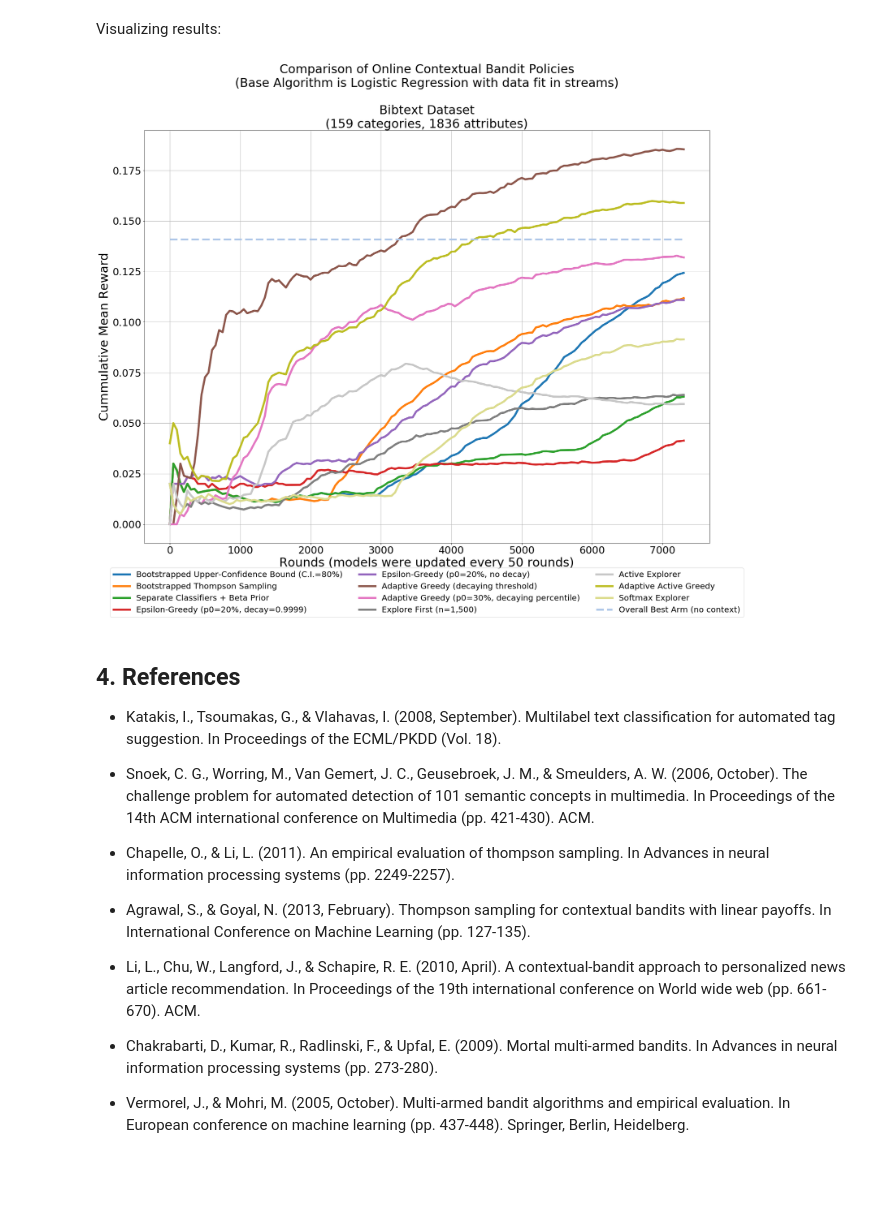
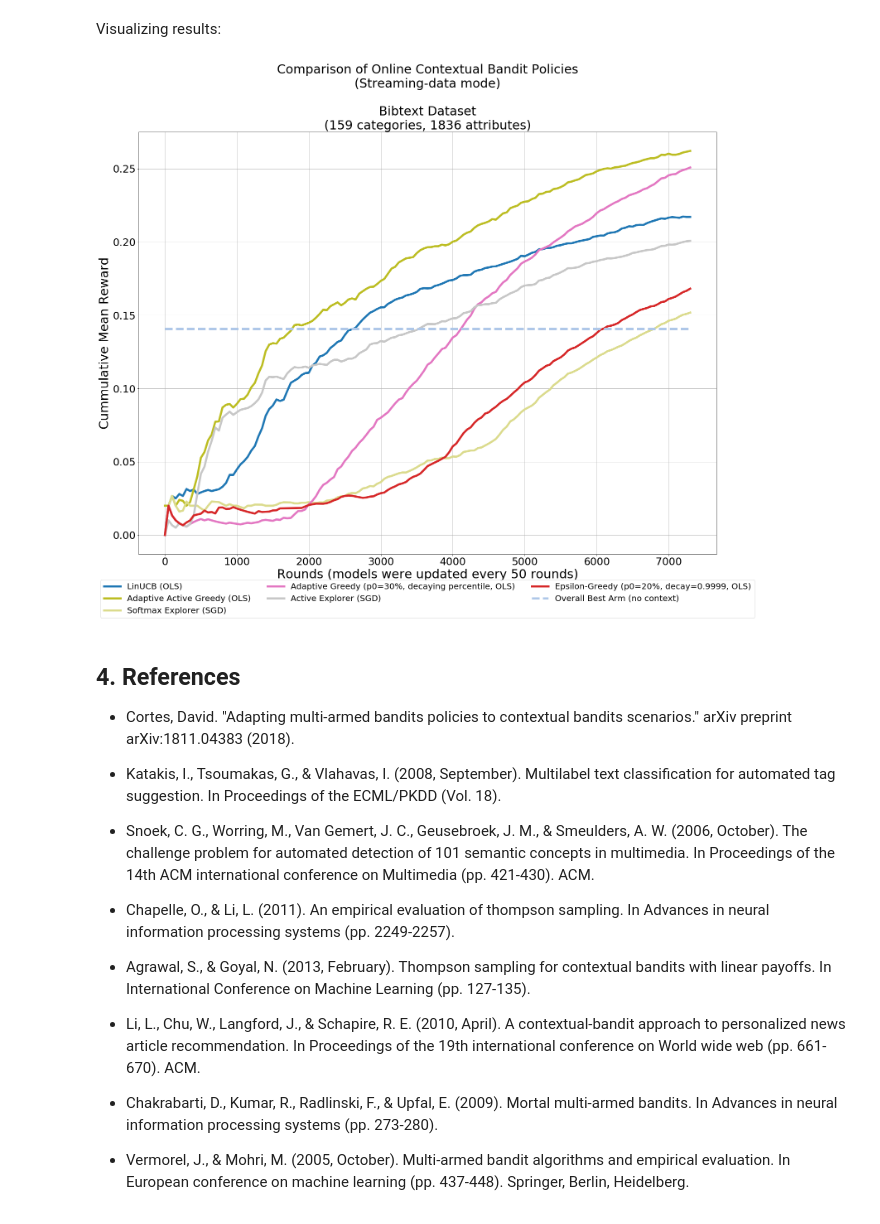
Before and after one commit to david-cortes/contextualbandits, a Jupyter notebook: example/online_contextual_bandits.ipynb, the cells around one changed output. Saved outputs shown, nothing was run; the diff lists cells and outputs as text; code cells hidden in the pictures; blank space fills up the shorter version.

Commit message:
added linear regression, refit buffer for batch train, logistic ubc

```diff
--- a/example/online_contextual_bandits.ipynb
+++ b/example/online_contextual_bandits.ipynb
@@ -338,13 +358,11 @@ models = [bootstrapped_ucb, bootstrapped_ts, one_vs_rest, epsilon_greedy, epsilo
 Now running the experiment:
 # %%
 # These lists will keep track of the rewards obtained by each policy
-rewards_ucb, rewards_ts, rewards_ovr, rewards_egr, rewards_egr2, \
-rewards_agr, rewards_agr2, rewards_efr, rewards_ac, \
-rewards_aac, rewards_sft = [list() for i in range(len(models))]
+rewards_lucb, rewards_aac, rewards_sft, rewards_agr, \
+rewards_ac, rewards_egr = [list() for i in range(len(models))]
 
-lst_rewards = [rewards_ucb, rewards_ts, rewards_ovr, rewards_egr, rewards_egr2,
-               rewards_agr, rewards_agr2, rewards_efr, rewards_ac,
-               rewards_aac, rewards_sft]
+lst_rewards = [rewards_lucb, rewards_aac, rewards_sft,
+               rewards_agr, rewards_ac, rewards_egr]
 
 # batch size - algorithms will be refit after N rounds
 batch_size=50
@@ -360,12 +378,11 @@ for model in models:
     model.fit(X=first_batch, a=action_chosen, r=rewards_received)
 
 # these lists will keep track of which actions does each policy choose
-lst_a_ucb, lst_a_ts, lst_a_ovr, lst_a_egr, lst_a_egr2, lst_a_agr, \
-lst_a_agr2, lst_a_efr, lst_a_ac, lst_a_aac, \
-lst_a_sft = [action_chosen.copy() for i in range(len(models))]
+lst_a_lucb, lst_a_aac, lst_a_sft, lst_a_agr, \
+lst_a_ac, lst_a_egr = [action_chosen.copy() for i in range(len(models))]
 
-lst_actions = [lst_a_ucb, lst_a_ts, lst_a_ovr, lst_a_egr, lst_a_egr2, lst_a_agr,
-               lst_a_agr2, lst_a_efr, lst_a_ac, lst_a_aac,lst_a_sft]
+lst_actions = [lst_a_lucb, lst_a_aac, lst_a_sft,
+               lst_a_agr, lst_a_ac, lst_a_egr]
 
 # rounds are simulated from the full dataset
 def simulate_rounds_stoch(model, rewards, actions_hist, X_batch, y_batch, rnd_seed):
@@ -407,43 +424,54 @@ for i in range(int(np.floor(X.shape[0] / batch_size))):
 # %% [markdown]
 Visualizing results:
 # %%
+import matplotlib.pyplot as plt
+from pylab import rcParams
+%matplotlib inline
+
+def get_mean_reward(reward_lst, batch_size=batch_size):
+    mean_rew=list()
+    for r in range(len(reward_lst)):
+        mean_rew.append(sum(reward_lst[:r+1]) * 1.0 / ((r+1)*batch_size))
+    return mean_rew
+
+rcParams['figure.figsize'] = 25, 15
+lwd = 5
+cmap = plt.get_cmap('tab20')
+colors=plt.cm.tab20(np.linspace(0, 1, 20))
 rcParams['figure.figsize'] = 25, 15
 
 ax = plt.subplot(111)
-plt.plot(get_mean_reward(rewards_ucb), label="Bootstrapped Upper-Confidence Bound (C.I.=80%)",linewidth=lwd,color=colors[0])
-plt.plot(get_mean_reward(rewards_ts), label="Bootstrapped Thompson Sampling",linewidth=lwd,color=colors[2])
-plt.plot(get_mean_reward(rewards_ovr), label="Separate Classifiers + Beta Prior",linewidth=lwd,color=colors[4])
-plt.plot(get_mean_reward(rewards_egr), label="Epsilon-Greedy (p0=20%, decay=0.9999)",linewidth=lwd,color=colors[6])
-plt.plot(get_mean_reward(rewards_egr2), label="Epsilon-Greedy (p0=20%, no decay)",linewidth=lwd,color=colors[8])
-plt.plot(get_mean_reward(rewards_agr), label="Adaptive Greedy (decaying threshold)",linewidth=lwd,color=colors[10])
-plt.plot(get_mean_reward(rewards_agr2), label="Adaptive Greedy (p0=30%, decaying percentile)",linewidth=lwd,color=colors[12])
-plt.plot(get_mean_reward(rewards_efr), label="Explore First (n=1,500)",linewidth=lwd,color=colors[14])
-plt.plot(get_mean_reward(rewards_ac), label="Active Explorer", linewidth=lwd,color=colors[15])
-plt.plot(get_mean_reward(rewards_aac), label="Adaptive Active Greedy", linewidth=lwd,color=colors[16])
-plt.plot(get_mean_reward(rewards_sft), label="Softmax Explorer", linewidth=lwd,color=colors[17])
+plt.plot(get_mean_reward(rewards_lucb), label="LinUCB (OLS)", linewidth=lwd,color=colors[0])
+plt.plot(get_mean_reward(rewards_aac), label="Adaptive Active Greedy (OLS)", linewidth=lwd,color=colors[16])
+plt.plot(get_mean_reward(rewards_sft), label="Softmax Explorer (SGD)", linewidth=lwd,color=colors[17])
+plt.plot(get_mean_reward(rewards_agr), label="Adaptive Greedy (p0=30%, decaying percentile, OLS)", linewidth=lwd,color=colors[12])
+plt.plot(get_mean_reward(rewards_ac), label="Active Explorer (SGD)", linewidth=lwd,color=colors[15])
+plt.plot(get_mean_reward(rewards_egr), label="Epsilon-Greedy (p0=20%, decay=0.9999, OLS)",linewidth=lwd,color=colors[6])
 plt.plot(np.repeat(y.mean(axis=0).max(),len(rewards_sft)), label="Overall Best Arm (no context)",linewidth=lwd,color=colors[1],ls='dashed')
 
 box = ax.get_position()
 ax.set_position([box.x0, box.y0 + box.height * 0.1,
                  box.width, box.height * 1.25])
 ax.legend(loc='upper center', bbox_to_anchor=(0.5, -0.05),
           fancybox=True, ncol=3, prop={'size':20})
 
 
 plt.tick_params(axis='both', which='major', labelsize=25)
 plt.xticks([i*20 for i in range(8)], [i*1000 for i in range(8)])
 
 
 plt.xlabel('Rounds (models were updated every 50 rounds)', size=30)
 plt.ylabel('Cummulative Mean Reward', size=30)
-plt.title('Comparison of Online Contextual Bandit Policies\n(Base Algorithm is Logistic Regression with data fit in streams)\n\nBibtext Dataset\n(159 categories, 1836 attributes)',size=30)
+plt.title('Comparison of Online Contextual Bandit Policies\n(Streaming-data mode)\n\nBibtext Dataset\n(159 categories, 1836 attributes)',size=30)
 plt.grid()
 plt.show()
 # %% [output]
-[figure, old version]
+[figure, new version]
 # %% [markdown]
 <a id="p4"></a>
 ## 4. References
+* Cortes, David. "Adapting multi-armed bandits policies to contextual bandits scenarios." arXiv preprint arXiv:1811.04383 (2018).
+
 * Katakis, I., Tsoumakas, G., & Vlahavas, I. (2008, September). Multilabel text classification for automated tag suggestion. In Proceedings of the ECML/PKDD (Vol. 18).
 
 * Snoek, C. G., Worring, M., Van Gemert, J. C., Geusebroek, J. M., & Smeulders, A. W. (2006, October). The challenge problem for automated detection of 101 semantic concepts in multimedia. In Proceedings of the 14th ACM international conference on Multimedia (pp. 421-430). ACM.
```
Also changed, not shown: parts of 10 cells of this notebook, 16 other files.
